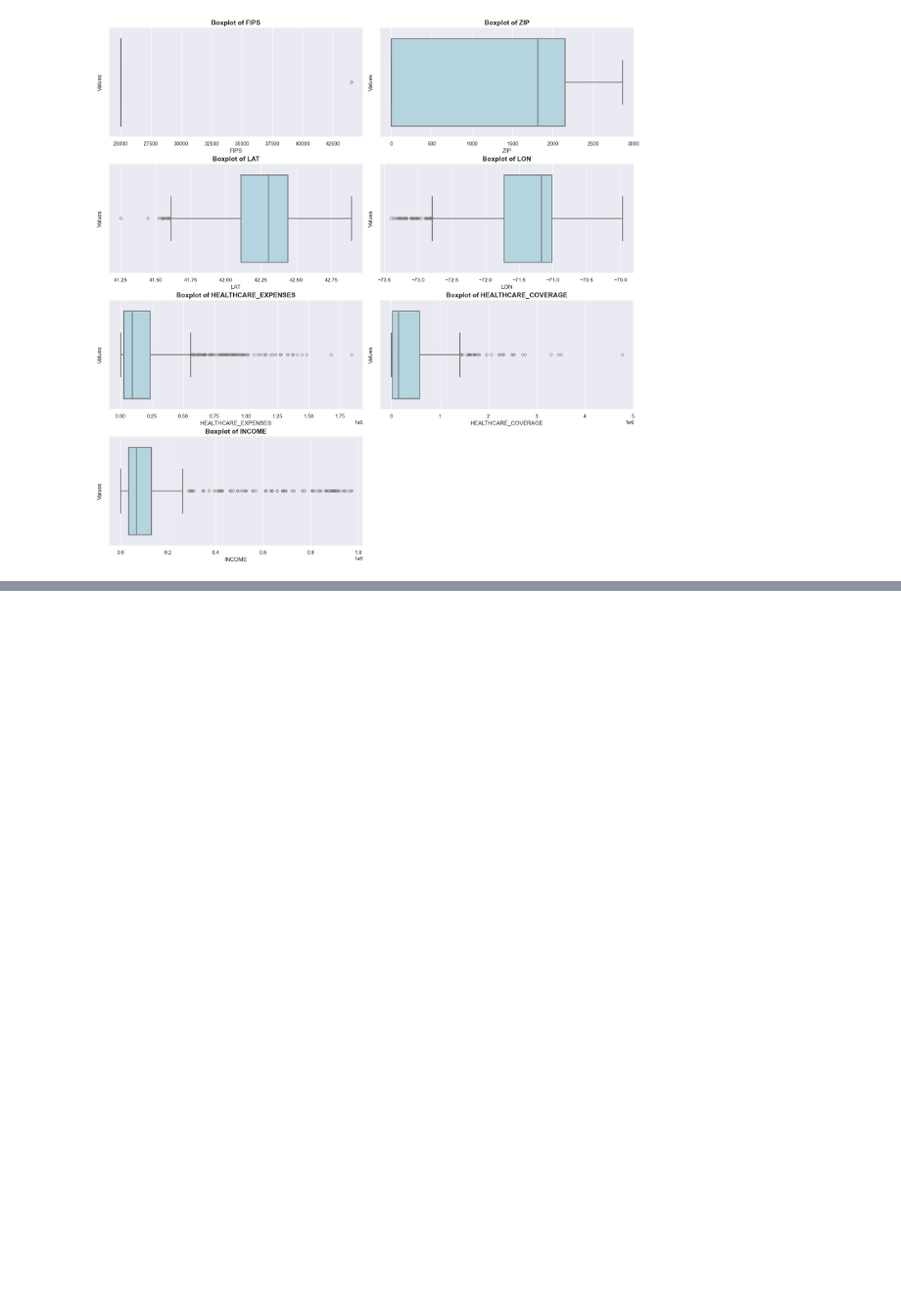
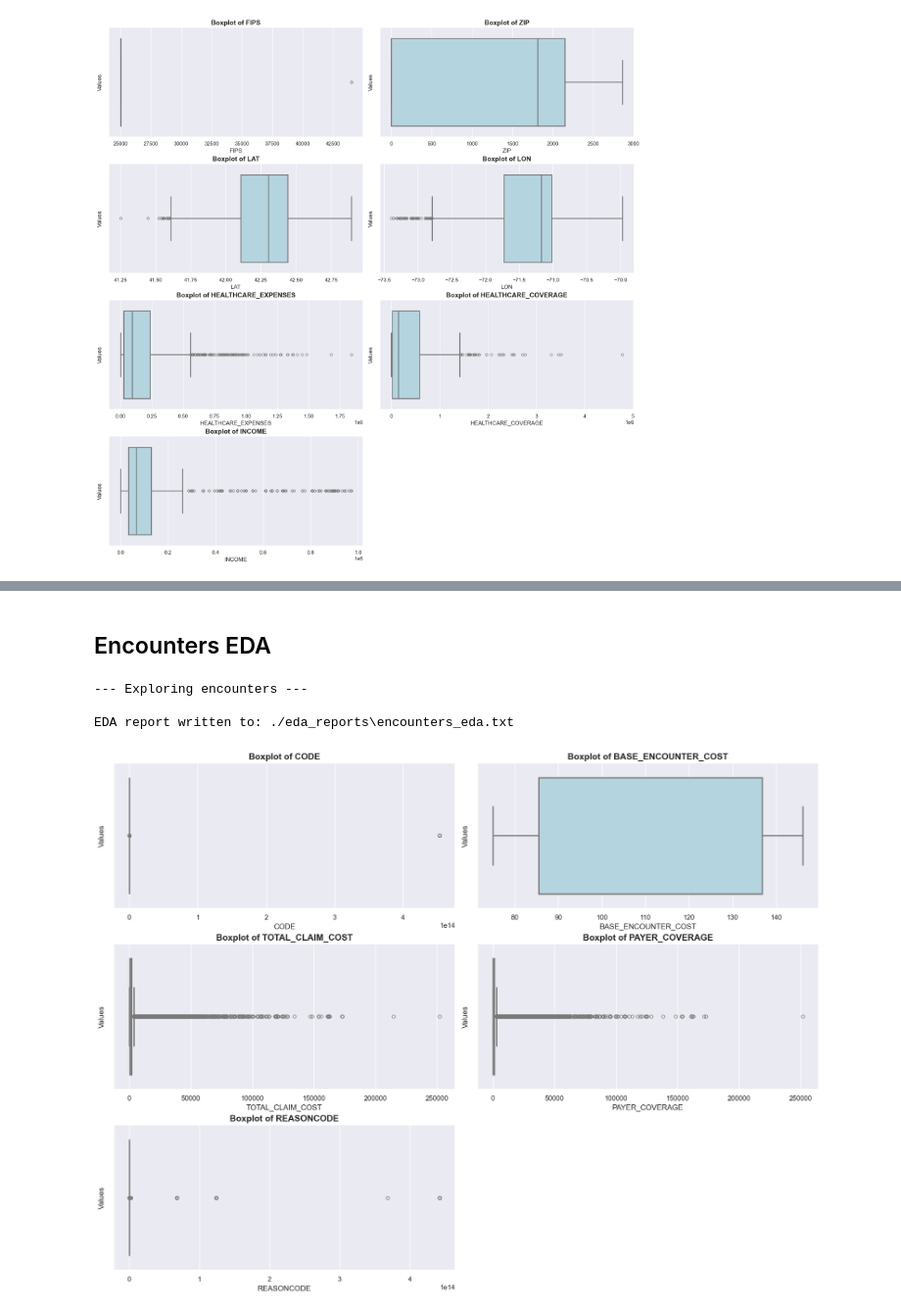
Before and after one commit to csarmie4/clinical-care-dashboard, a Jupyter notebook: exploratory_data_analysis/eda.ipynb, the cells around one changed output, grey strips where cells are left out. Shown: that part at 98% size. Saved outputs shown, nothing was run; the diff lists cells and outputs as text; code cells hidden in the pictures; blank space fills up the shorter version.

```diff
--- a/exploratory_data_analysis/eda.ipynb
+++ b/exploratory_data_analysis/eda.ipynb
@@ -205,0 +267,13 @@ By removing these columns, we will focus on the data that directly supports the
+# %% [markdown]
+## Encounters EDA
+# %%
+file_location = explore_csv(encounters, name="encounters", output_path="./eda_reports")
+print(f"EDA report written to: {file_location}")
+# %% [output]
+--- Exploring encounters ---
+
+EDA report written to: ./eda_reports\encounters_eda.txt
+# %%
+plot_boxplots(encounters)
+# %% [output]
+[figure, added]
```
Also changed, not shown: parts of 27 cells of this notebook, 8 other files.
